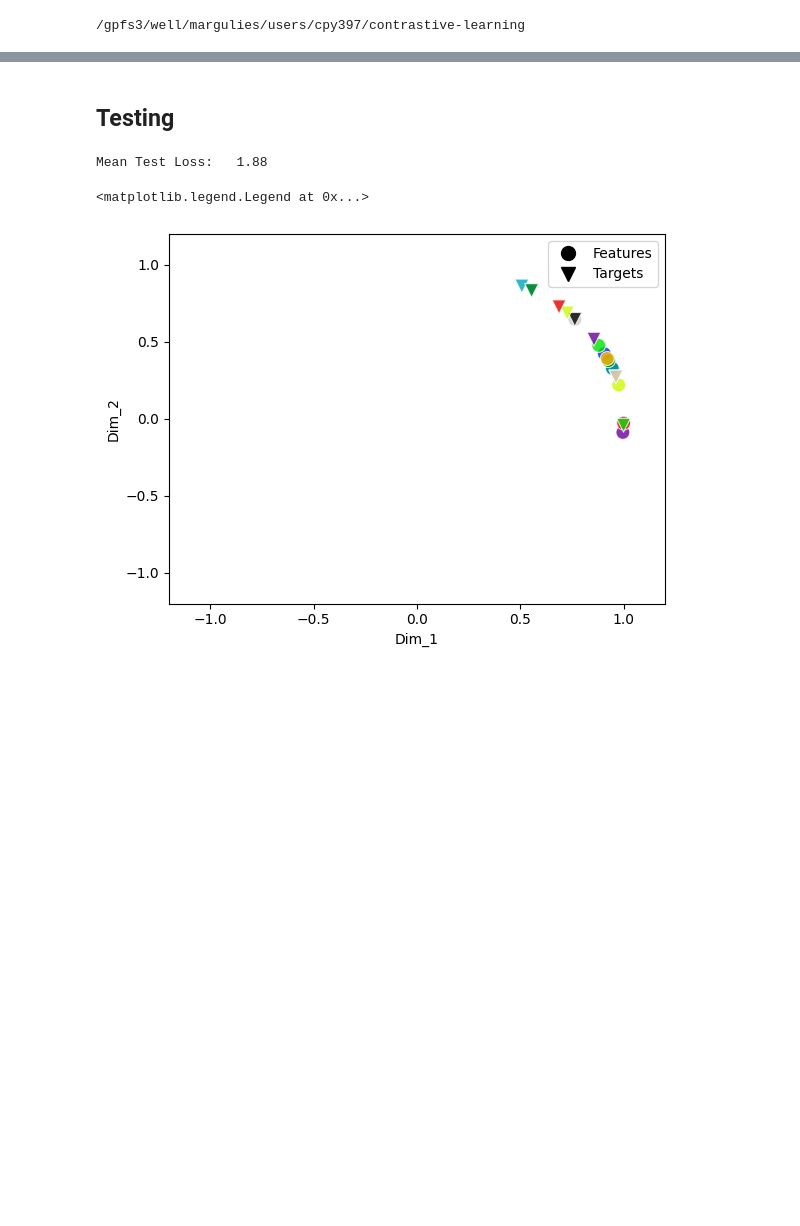
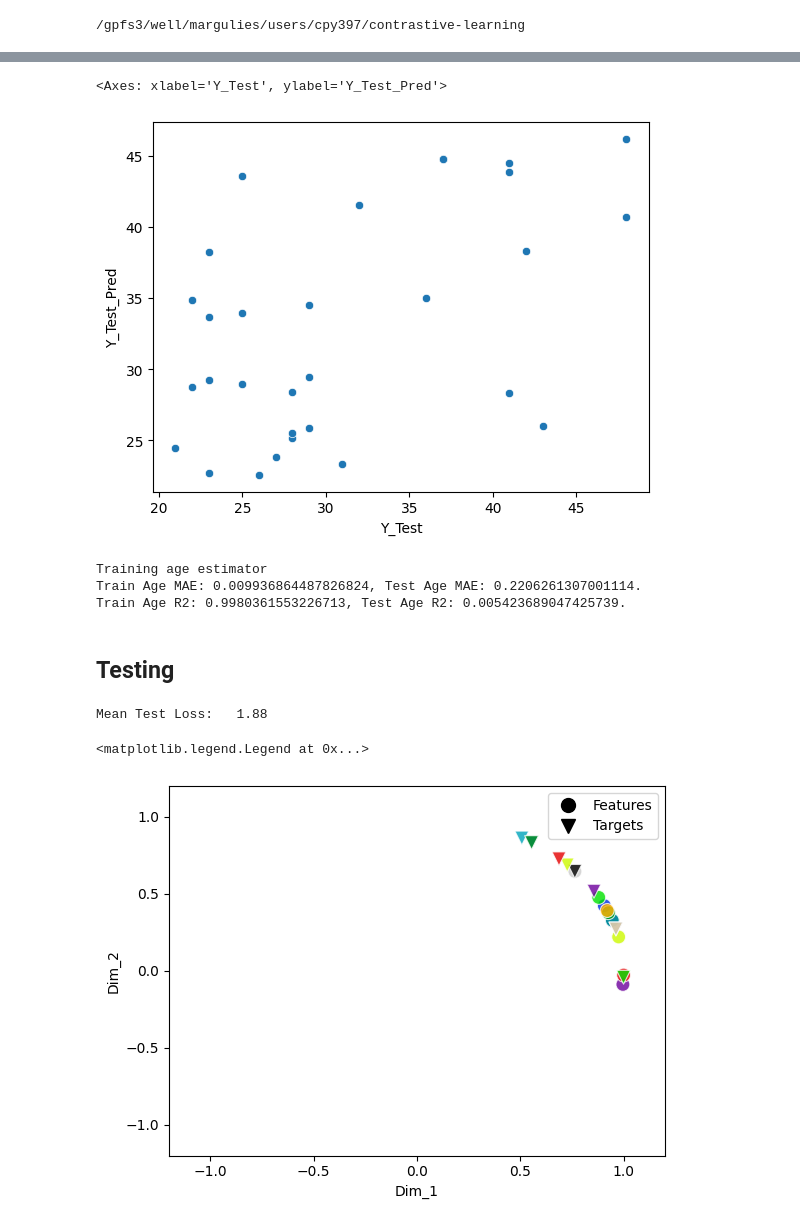
Before and after one commit to victoris93/contrastive-reg, a Jupyter notebook: barbano_rep.ipynb, the cells around one changed output, grey strips where cells are left out. Saved outputs shown, nothing was run; the diff lists cells and outputs as text; code cells hidden in the pictures; blank space fills up the shorter version.

```diff
--- a/barbano_rep.ipynb
+++ b/barbano_rep.ipynb
@@ -336,3 +401,17 @@ Training target estimator
+# %%
+sns.scatterplot(df_test, x = "Y_Test", y="Y_Test_Pred")
+# %% [output]
+<Axes: xlabel='Y_Test', ylabel='Y_Test_Pred'>
+[figure, added]
+# %%
+
+mape_train, r2_train, mape_test, r2_test = compute_age_mae_r2(model, std_train_loader, std_test_loader, device)
+print(f"Train Age MAE: {mape_train}, Test Age MAE: {mape_test}.")
+print(f"Train Age R2: {r2_train}, Test Age R2: {r2_test}.")
+# %% [output]
+Training age estimator
+Train Age MAE: 0.009936864487826824, Test Age MAE: 0.2206261307001114.
+Train Age R2: 0.9980361553226713, Test Age R2: 0.005423689047425739.
 # %%
 # results_df = pd.DataFrame(results_cv, columns=['Fold', 'Train_MAPE', 'Train_R2', 'Val_MAPE', 'Val_R2'])
 # results_df.to_csv('cv_results_hopkins.csv', index=False)
```
Also changed, not shown: parts of 15 cells of this notebook.
